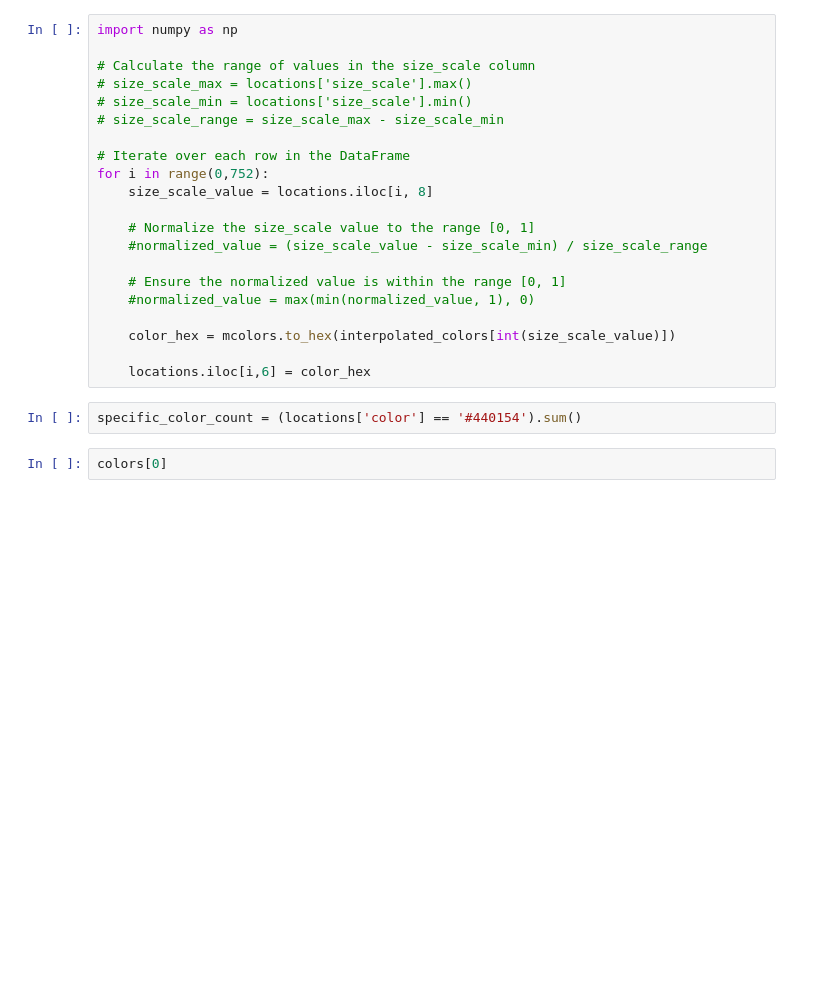
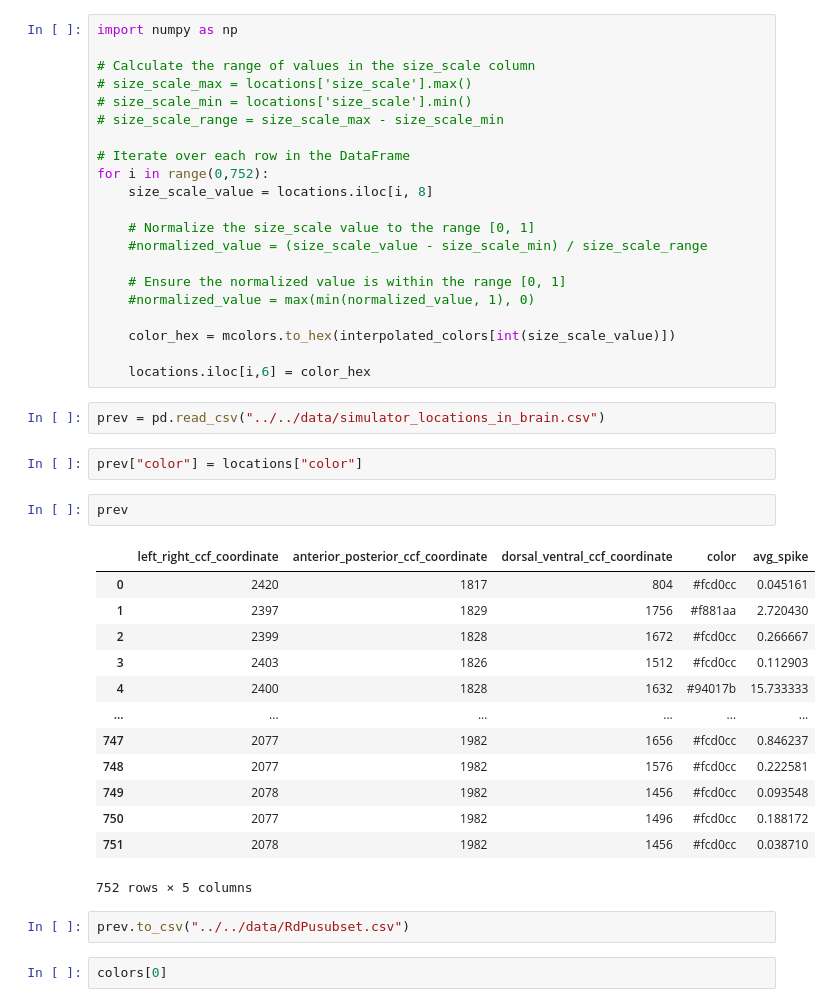
Before and after one commit to VirtualBrainLab/urchin-examples, a Jupyter notebook: li_2024/spiking_data.ipynb, the cells around one changed output. Cells and saved outputs as stored; diff of their text form; blank space fills up the shorter version.

```diff
--- a/li_2024/spiking_data.ipynb
+++ b/li_2024/spiking_data.ipynb
@@ -181,8 +194,28 @@ for i in range(0,752):
     color_hex = mcolors.to_hex(interpolated_colors[int(size_scale_value)])
 
     locations.iloc[i,6] = color_hex
-# %%
-specific_color_count = (locations['color'] == '#440154').sum()
+# %%
+prev = pd.read_csv("../../data/simulator_locations_in_brain.csv")
+# %%
+prev["color"] = locations["color"]
+# %%
+prev
+# %% [output]
+|  | left_right_ccf_coordinate | anterior_posterior_ccf_coordinate | dorsal_ventral_ccf_coordinate | color | avg_spike |
+| 0 | 2420 | 1817 | 804 | #fcd0cc | 0.045161 |
+| 1 | 2397 | 1829 | 1756 | #f881aa | 2.720430 |
+| 2 | 2399 | 1828 | 1672 | #fcd0cc | 0.266667 |
+| 3 | 2403 | 1826 | 1512 | #fcd0cc | 0.112903 |
+| 4 | 2400 | 1828 | 1632 | #94017b | 15.733333 |
+| ... | ... | ... | ... | ... | ... |
+| 747 | 2077 | 1982 | 1656 | #fcd0cc | 0.846237 |
+| 748 | 2077 | 1982 | 1576 | #fcd0cc | 0.222581 |
+| 749 | 2078 | 1982 | 1456 | #fcd0cc | 0.093548 |
+| 750 | 2077 | 1982 | 1496 | #fcd0cc | 0.188172 |
+| 751 | 2078 | 1982 | 1456 | #fcd0cc | 0.038710 |
+752 rows × 5 columns
+# %%
+prev.to_csv("../../data/RdPusubset.csv")
 # %%
 colors[0]
 # %% [output]
```
Also changed, not shown: parts of 3 cells of this notebook, 2 other files.
